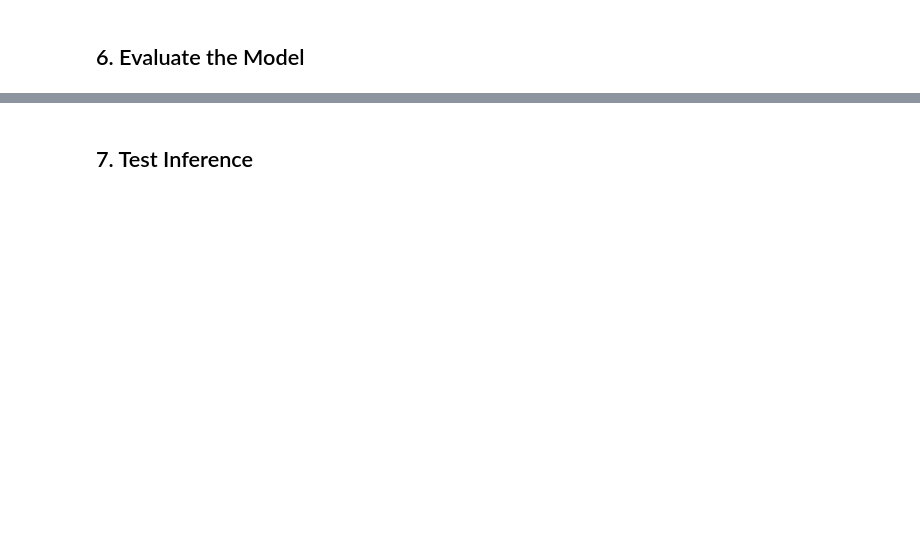
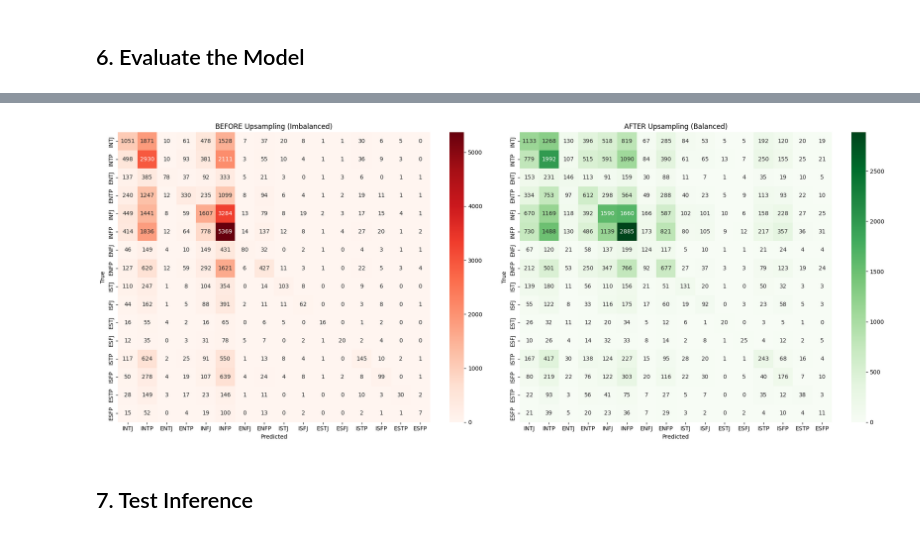
Before and after one commit to ewenliam/RecSys-personality-tourist-recommender, a Jupyter notebook: notebooks/02_mbti_training.ipynb, the cells around one changed output, grey strips where cells are left out. Drawn from its saved outputs; the diff is of its cells as text; code cells hidden in the pictures; blank space fills up the shorter version.

```diff
--- a/notebooks/02_mbti_training.ipynb
+++ b/notebooks/02_mbti_training.ipynb
@@ -176,6 +241,6 @@ Label: 4 => INFJ
 # %%
 # Create data loaders
-BATCH_SIZE = 16  # Reduce if OOM
+BATCH_SIZE = 32   # Reduce if OOM
 
 train_loader, val_loader = create_data_loaders(
     train_dataset,
@@ -271,0 +320,9 @@ plt.show()
+# %%
+print("--- TRAINING MODEL A: IMBALANCED DATA (BEFORE) ---")
+model_imb = MBTIMultiLabelClassifier(config=config.bert)
+trainer_imb = MBTITrainer(
+    model=model_imb,
+    train_loader=train_loader_imb,
+    val_loader=val_loader, # Same val loader!
+    config=config.bert
+)
@@ -271,0 +346,9 @@ plt.show()
+# %%
+print("--- TRAINING MODEL B: BALANCED DATA (AFTER) ---")
+model_bal = MBTIMultiLabelClassifier(config=config.bert)
+trainer_bal = MBTITrainer(
+    model=model_bal,
+    train_loader=train_loader_bal,
+    val_loader=val_loader, # Same val loader!
+    config=config.bert
+)
@@ -312,3 +404,56 @@ plt.show()
+# %%
+# 1. Gather predictions for BOTH models using the same validation set
+all_labels = []
+preds_imb = []
+preds_bal = []
+
+model_imb.eval()
+model_bal.eval()
+
+with torch.no_grad():
+    for batch in val_loader:
+        input_ids = batch['input_ids'].to(device)
+        attention_mask = batch['attention_mask'].to(device)
+
+        # Get predictions from both models
+        preds_imb.extend(model_imb.predict_mbti_type(input_ids, attention_mask))
+        preds_bal.extend(model_bal.predict_mbti_type(input_ids, attention_mask))
+
+        # Reconstruct true labels
+        batch_size = input_ids.size(0)
+        for i in range(batch_size):
+            mbti_str = ""
+            mbti_str += "I" if batch['EI'][i].item() == 1 else "E"
+            mbti_str += "N" if batch['SN'][i].item() == 1 else "S"
+            mbti_str += "F" if batch['TF'][i].item() == 1 else "T"
+            mbti_str += "P" if batch['JP'][i].item() == 1 else "J"
+            all_labels.append(mbti_str)
+
+mbti_types = MBTIClassifier.MBTI_TYPES
+
+# 2. Calculate both matrices
+cm_imb = confusion_matrix(all_labels, preds_imb, labels=mbti_types)
+cm_bal = confusion_matrix(all_labels, preds_bal, labels=mbti_types)
+
+# 3. Plot them side-by-side
+fig, axes = plt.subplots(1, 2, figsize=(20, 8))
+
+# Imbalanced Plot
+sns.heatmap(cm_imb, annot=True, fmt='d', xticklabels=mbti_types, yticklabels=mbti_types, cmap='Reds', ax=axes[0])
+axes[0].set_title('BEFORE Upsampling (Imbalanced)')
+axes[0].set_xlabel('Predicted')
+axes[0].set_ylabel('True')
+
+# Balanced Plot
+sns.heatmap(cm_bal, annot=True, fmt='d', xticklabels=mbti_types, yticklabels=mbti_types, cmap='Greens', ax=axes[1])
+axes[1].set_title('AFTER Upsampling (Balanced)')
+axes[1].set_xlabel('Predicted')
+axes[1].set_ylabel('True')
+
+plt.tight_layout()
+plt.show()
+# %% [output]
+[figure, added]
 # %% [markdown]
 ## 7. Test Inference
 # %%
```
Also changed, not shown: parts of 29 cells of this notebook, 13 other files.
